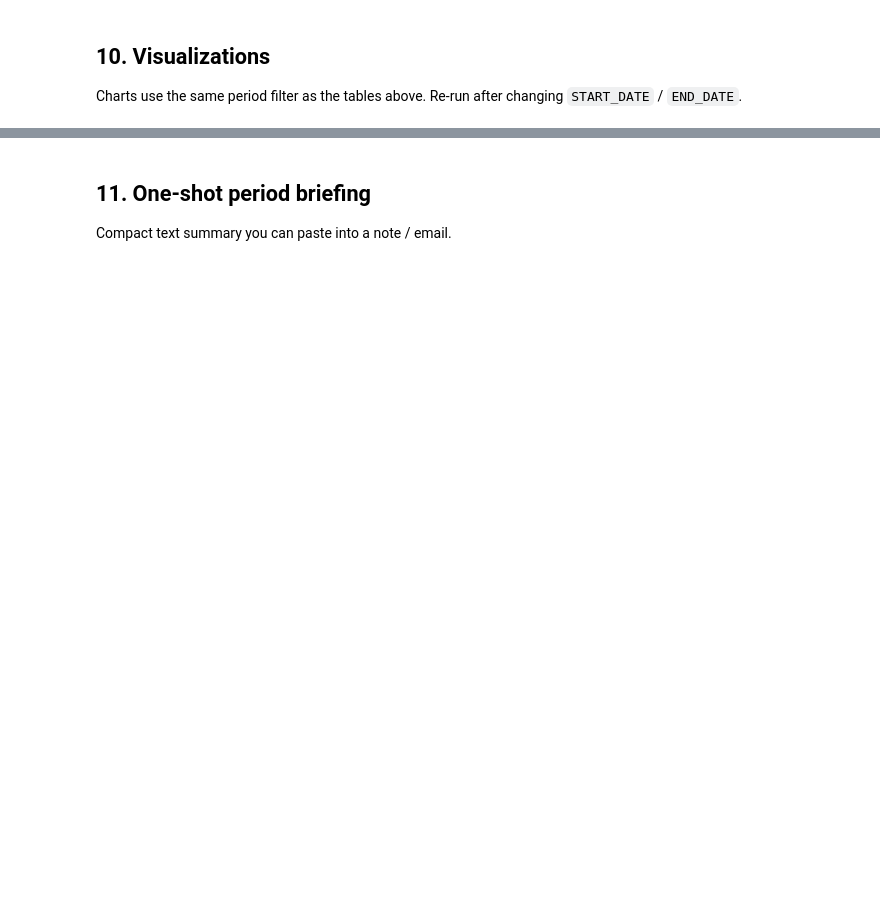
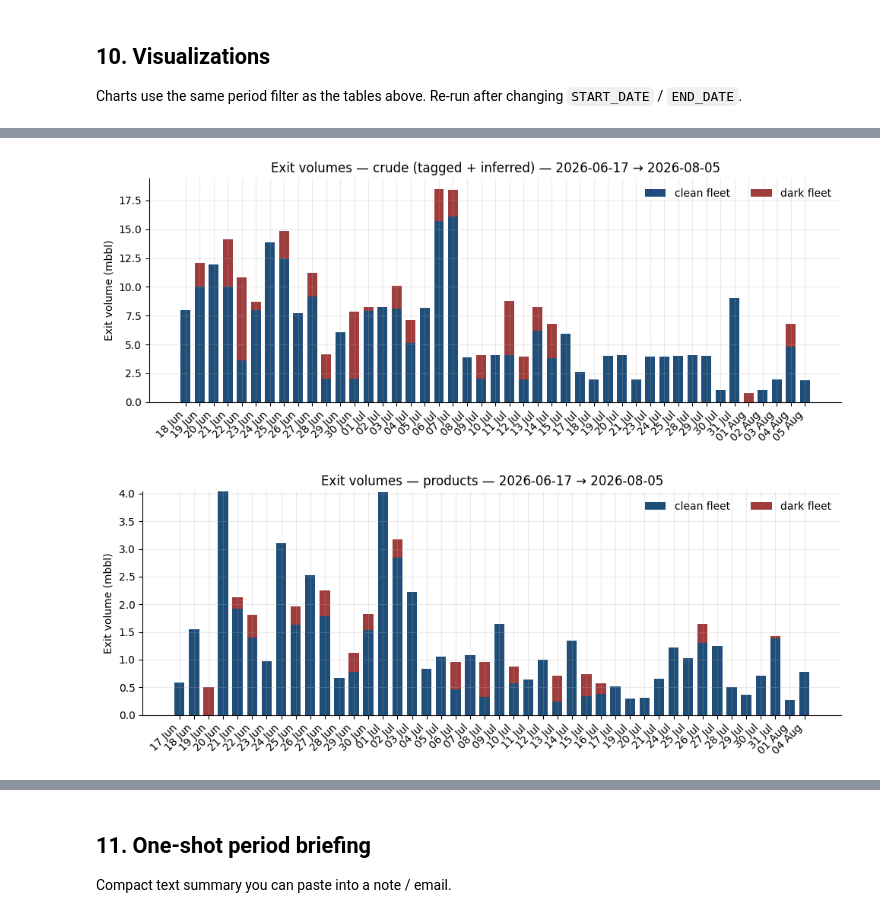
Before and after one commit to lcgr-jg/vessel_crossing, a Jupyter notebook: soh_crossing_analysis.ipynb, the cells around one changed output, grey strips where cells are left out. Saved outputs shown, nothing was run; the diff lists cells and outputs as text; code cells hidden in the pictures; blank space fills up the shorter version.

```diff
--- a/soh_crossing_analysis.ipynb
+++ b/soh_crossing_analysis.ipynb
@@ -812,0 +819,41 @@ plt.show()
+# %%
+def _plot_exit_vol_by_fleet(df, *, title_suffix: str) -> None:
+    """Daily exit volumes (mbbl), stacked by dark vs clean fleet."""
+    fleet_order = ["clean fleet", "dark fleet"]
+    vol_daily = (
+        df.assign(day=df["Crossing Date"].dt.normalize())
+        .groupby(["day", "fleet"])["volume_bbl"]
+        .sum()
+        .unstack("fleet", fill_value=0)
+        .sort_index()
+        / 1_000_000
+    )
+    for col in fleet_order:
+        if col not in vol_daily.columns:
+            vol_daily[col] = 0.0
+    vol_daily = vol_daily[fleet_order]
+
+    fig, ax = plt.subplots(figsize=(10, 4))
+    bottom = np.zeros(len(vol_daily))
+    x = np.arange(len(vol_daily))
+    for col in fleet_order:
+        ax.bar(x, vol_daily[col], bottom=bottom, label=col, color=COLORS[col], width=0.7)
+        bottom = bottom + vol_daily[col].to_numpy()
+    ax.set_xticks(x)
+    ax.set_xticklabels([d.strftime("%d %b") for d in vol_daily.index])
+    _style_date_axis(ax)
+    ax.set_ylabel("Exit volume (mbbl)")
+    ax.set_title(f"Exit volumes — {title_suffix} — {period_label}")
+    ax.legend(frameon=False, ncol=2)
+    fig.tight_layout()
+    plt.show()
+
+
+crude_exits = exited[exited["cargo_group"].isin(["crude", "likely_crude"])]
+product_exits = exited[exited["cargo_group"] == "products"]
+
+_plot_exit_vol_by_fleet(crude_exits, title_suffix="crude (tagged + inferred)")
+_plot_exit_vol_by_fleet(product_exits, title_suffix="products")
+# %% [output]
+[figure, added]
+[figure, added]
```
Also changed, not shown: parts of 23 cells of this notebook, 25 other files.
